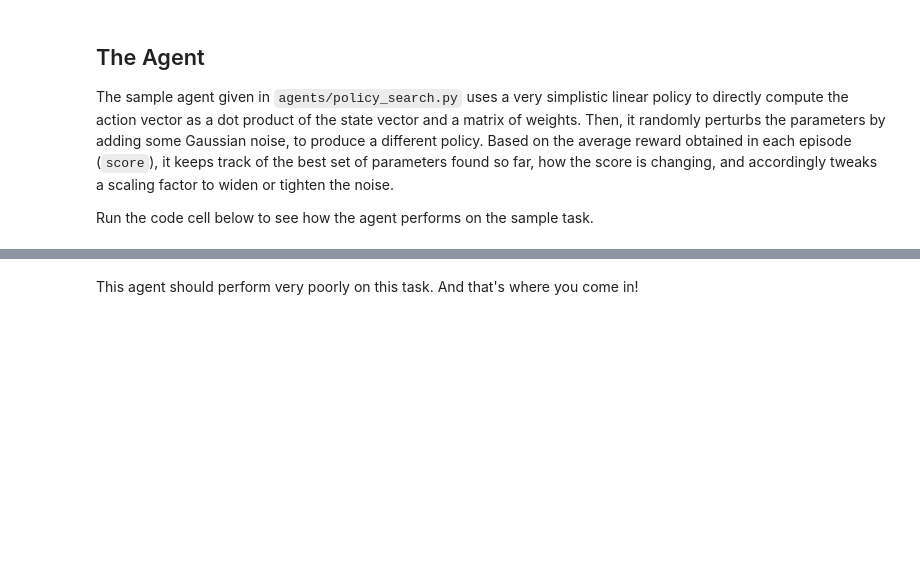
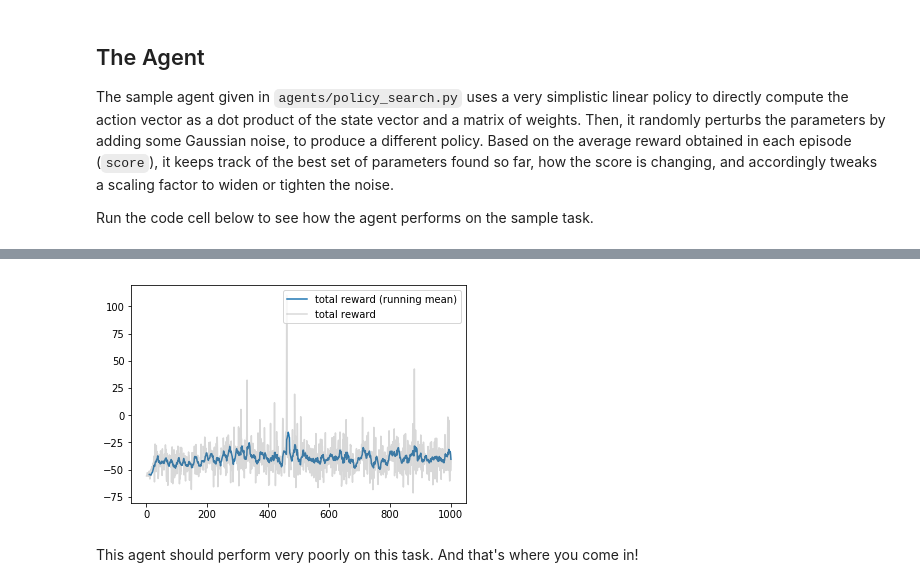
Before and after one commit to zhulingchen/RL-Quadcopter-2, a Jupyter notebook: Quadcopter_Project.ipynb, the cells around one changed output, grey strips where cells are left out. Saved outputs shown, nothing was run; the diff lists cells and outputs as text; code cells hidden in the pictures; blank space fills up the shorter version.

```diff
--- a/Quadcopter_Project.ipynb
+++ b/Quadcopter_Project.ipynb
@@ -218,3 +232,18 @@ _ = plt.ylim()
+# %%
+## running mean function
+def running_mean(x, N):
+    cumsum = np.cumsum(np.insert(x, 0, 0))
+    return (cumsum[N:] - cumsum[:-N]) / N
+# %%
+## plot the rewards.
+smoothed_rews = running_mean(results['total_reward'], 10)
+plt.plot(results['i_episode'][-len(smoothed_rews):], smoothed_rews, label='total reward (running mean)')
+plt.plot(results['i_episode'], results['total_reward'], color='grey', alpha=0.3, label='total reward')
+plt.legend()
+_ = plt.ylim()
+plt.show()
+# %% [output]
+[figure, added]
 # %% [markdown]
 This agent should perform very poorly on this task.  And that's where you come in!
 # %% [markdown]
```
Also changed, not shown: parts of 20 cells of this notebook, 4 other files.
